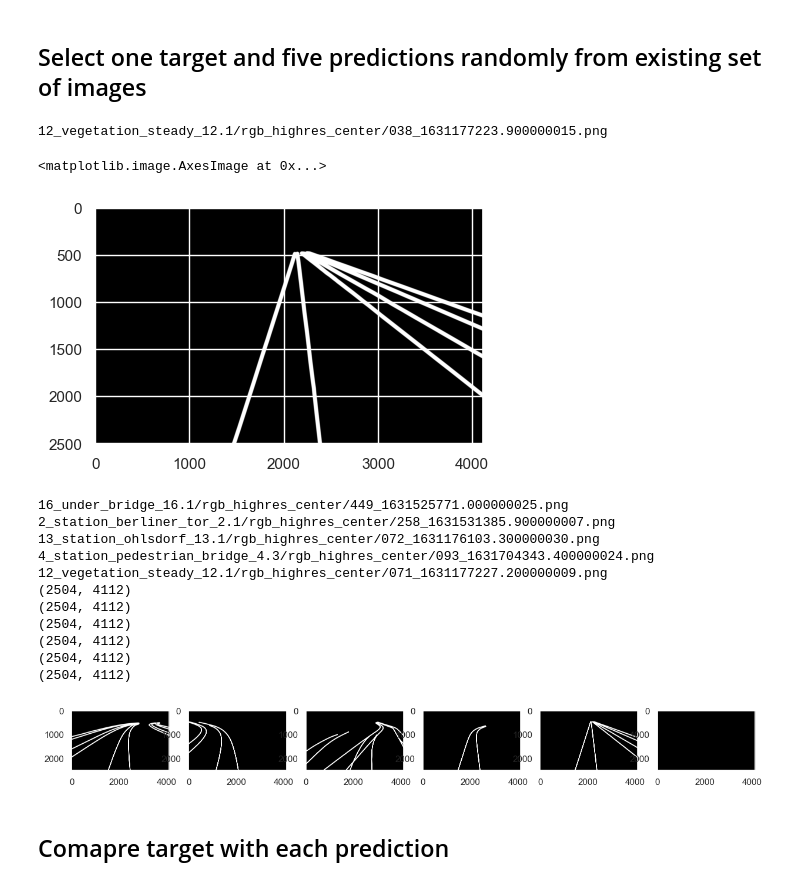
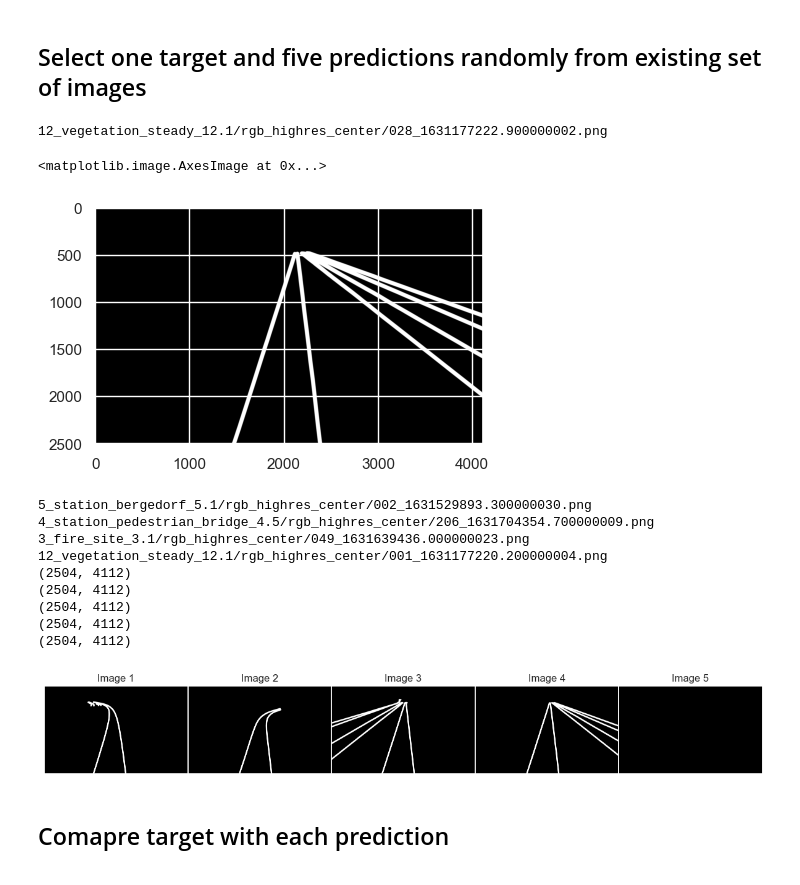
Before and after one commit to clewfirstspockonehanded/rail_detection_preparation, a Jupyter notebook: 99_test__evaluation_metrics.ipynb, the cells around one changed output. Cells and saved outputs as stored; diff of their text form; code cells hidden in the pictures.

```diff
--- a/99_test__evaluation_metrics.ipynb
+++ b/99_test__evaluation_metrics.ipynb
@@ -38,7 +38,7 @@ df = df[df["sensor"] == "rgb_highres_center"]
 target = df.sample(1)
 
 pred = []
-for i in range(5):
+for i in range(4):
     pred.append(df.sample(1))
 
 target_mask = (
@@ -53,46 +53,49 @@ target_mask = (
 sns.set(rc={"figure.figsize": (5, 5)})
 plt.imshow(target_mask, cmap="grey")
 # %% [output]
-12_vegetation_steady_12.1/rgb_highres_center/038_1631177223.900000015.png
+12_vegetation_steady_12.1/rgb_highres_center/028_1631177222.900000002.png
 <matplotlib.image.AxesImage at 0x...>
 [figure]
 # %%
 # five random predictions
 
 pred_mask = []
 for i in range(len(pred)):
     pred_mask.append(
         cv2.cvtColor(
             generate_mask_df(df, file=pred[i].path.values[0], path="./orig_data/DB/"),
             cv2.COLOR_BGR2GRAY,
         )
         / 255
     )
 
 
 pred_mask.append(np.zeros_like(target_mask).astype(np.float32))
 
 sns.set(rc={"figure.figsize": (15, 15)})
 
 
 fig, ax = plt.subplots(1, len(pred_mask))
 for i in range(len(pred_mask)):
     print(pred_mask[i].shape)
     ax[i].grid(None)
     ax[i].imshow(pred_mask[i], cmap="grey")
+    ax[i].set_xticks([])  # Remove x-axis ticks and labels
+    ax[i].set_yticks([])
+    ax[i].set_title(f"Image {i+1}")
+
+fig.subplots_adjust(wspace=0, hspace=1)
 # %% [output]
-16_under_bridge_16.1/rgb_highres_center/449_1631525771.000000025.png
-2_station_berliner_tor_2.1/rgb_highres_center/258_1631531385.900000007.png
-13_station_ohlsdorf_13.1/rgb_highres_center/072_1631176103.300000030.png
-4_station_pedestrian_bridge_4.3/rgb_highres_center/093_1631704343.400000024.png
-12_vegetation_steady_12.1/rgb_highres_center/071_1631177227.200000009.png
+5_station_bergedorf_5.1/rgb_highres_center/002_1631529893.300000030.png
+4_station_pedestrian_bridge_4.5/rgb_highres_center/206_1631704354.700000009.png
+3_fire_site_3.1/rgb_highres_center/049_1631639436.000000023.png
+12_vegetation_steady_12.1/rgb_highres_center/001_1631177220.200000004.png
 (2504, 4112)
 (2504, 4112)
 (2504, 4112)
 (2504, 4112)
 (2504, 4112)
-(2504, 4112)
-[figure, old version]
+[figure, new version]
 # %% [markdown]
 ## Comapre target with each prediction
 # %%
```
Also changed, not shown: parts of 3 cells of this notebook, 4 other files.
